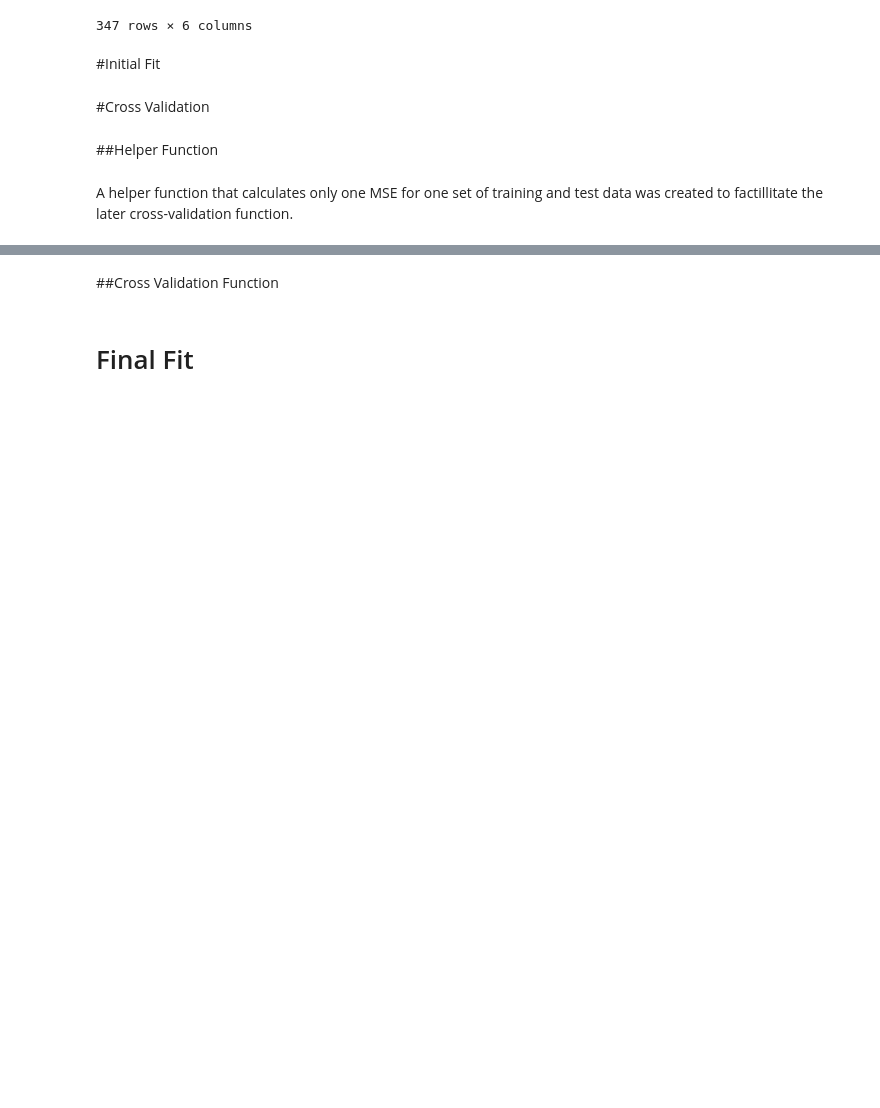
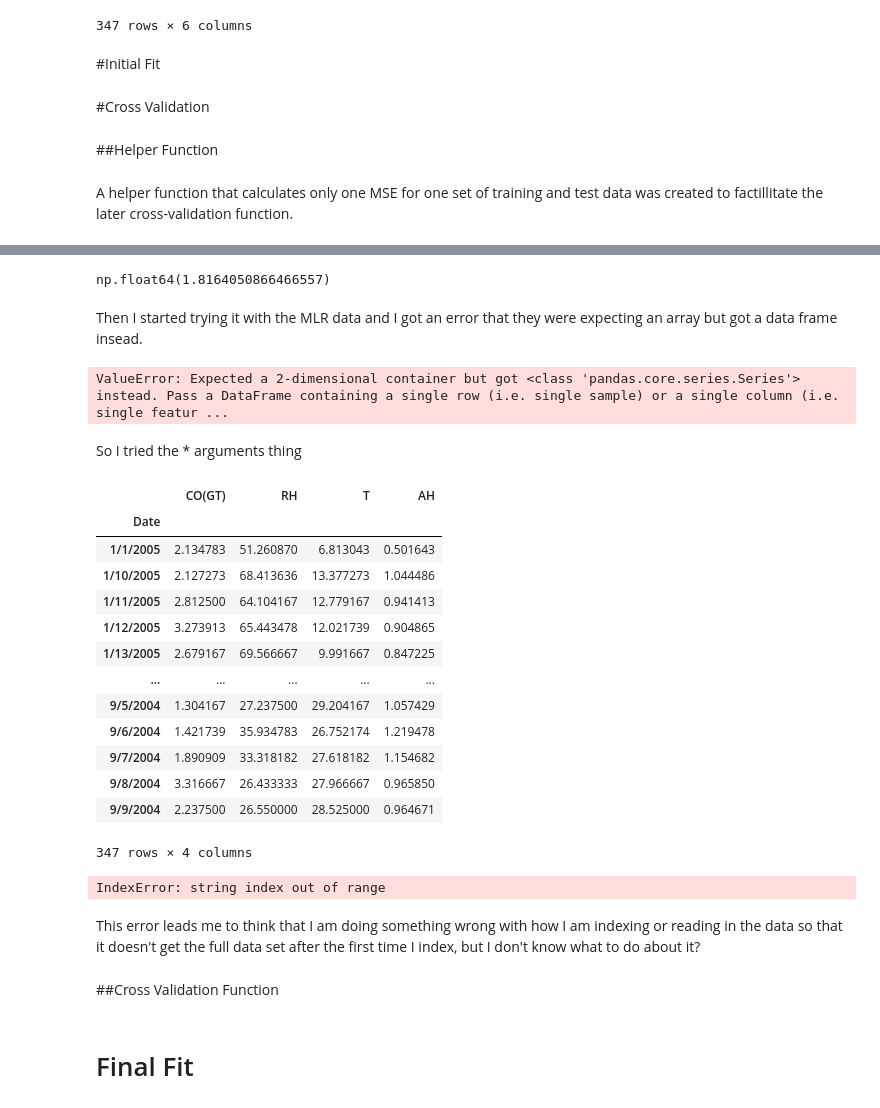
Before and after one commit to sahiser19/ST-554-Project1-Sarah_Ryan_Heather, a Jupyter notebook: Task_3.ipynb, the cells around one changed output, grey strips where cells are left out. Cells and saved outputs as stored; diff of their text form; code cells hidden in the pictures; blank space fills up the shorter version.

Commit message:
Error in my algorithm when doing MLR

```diff
--- a/Task_3.ipynb
+++ b/Task_3.ipynb
@@ -136,0 +157,12 @@ def MSE()
+# %%
+MSE1(X=air_test['CO(GT)'],y=air_test['C6H6(GT)'],Days=250,SLR=True)
+# %% [output]
+np.float64(1.8164050866466557)
+# %% [markdown]
+Then I started trying it with the MLR data and I got an error that they were expecting an array but got a data frame insead.
+# %%
+MSE1(X=air_test[['CO(GT)','RH','T','AH']],y=air_test['C6H6(GT)'],Days=250,SLR=False)
+# %% [output]
+ValueError: Expected a 2-dimensional container but got <class 'pandas.core.series.Series'> instead. Pass a DataFrame containing a single row (i.e. single sample) or a single column (i.e. single featur ...
+# %% [markdown]
+So I tried the * arguments thing
@@ -137,3 +192,27 @@ def MSE()
+# %%
+air_MSE=air_test[['CO(GT)','RH','T','AH']]
+air_MSE
+# %% [output]
+|  | CO(GT) | RH | T | AH |
+| Date |  |  |  |  |
+| 1/1/2005 | 2.134783 | 51.260870 | 6.813043 | 0.501643 |
+| 1/10/2005 | 2.127273 | 68.413636 | 13.377273 | 1.044486 |
+| 1/11/2005 | 2.812500 | 64.104167 | 12.779167 | 0.941413 |
+| 1/12/2005 | 3.273913 | 65.443478 | 12.021739 | 0.904865 |
+| 1/13/2005 | 2.679167 | 69.566667 | 9.991667 | 0.847225 |
+| ... | ... | ... | ... | ... |
+| 9/5/2004 | 1.304167 | 27.237500 | 29.204167 | 1.057429 |
+| 9/6/2004 | 1.421739 | 35.934783 | 26.752174 | 1.219478 |
+| 9/7/2004 | 1.890909 | 33.318182 | 27.618182 | 1.154682 |
+| 9/8/2004 | 3.316667 | 26.433333 | 27.966667 | 0.965850 |
+| 9/9/2004 | 2.237500 | 26.550000 | 28.525000 | 0.964671 |
+347 rows × 4 columns
+# %%
+MSE2(*air_MSE ,y=air_test['C6H6(GT)'],Days=250,SLR=False)
+# %% [output]
+IndexError: string index out of range
+# %% [markdown]
+This error leads me to think that I am doing something wrong with how I am indexing or reading in the data so that it doesn't get the full data set after the first time I index, but I don't know what to do about it?
 # %% [markdown]
 ##Cross Validation Function
 # %% [markdown]
```
Also changed, not shown: parts of 5 cells of this notebook.
